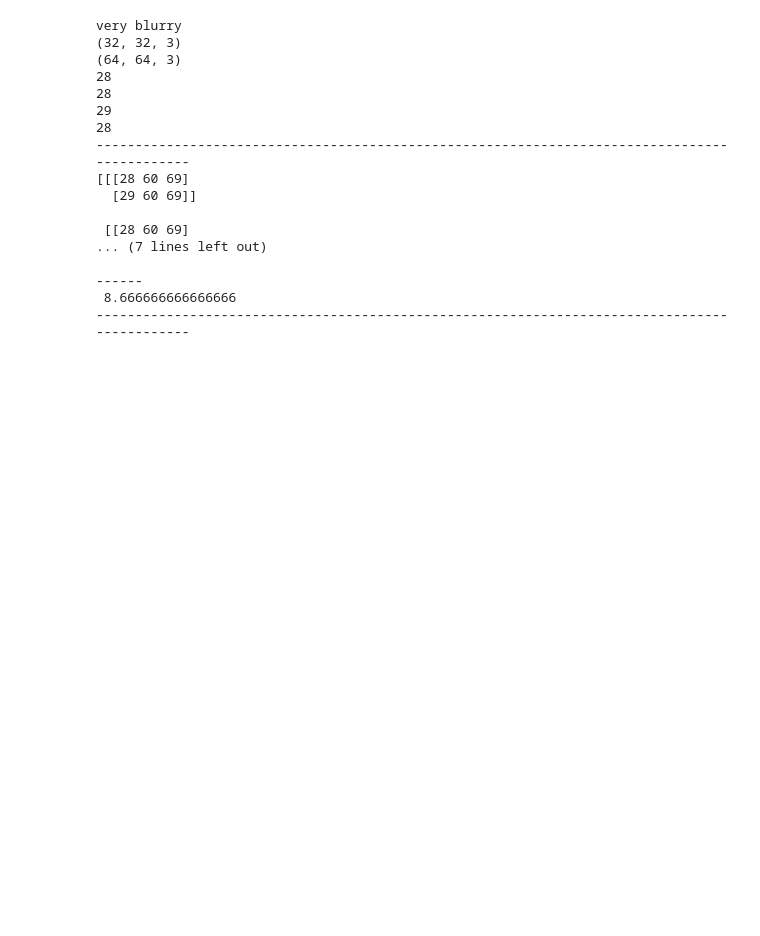
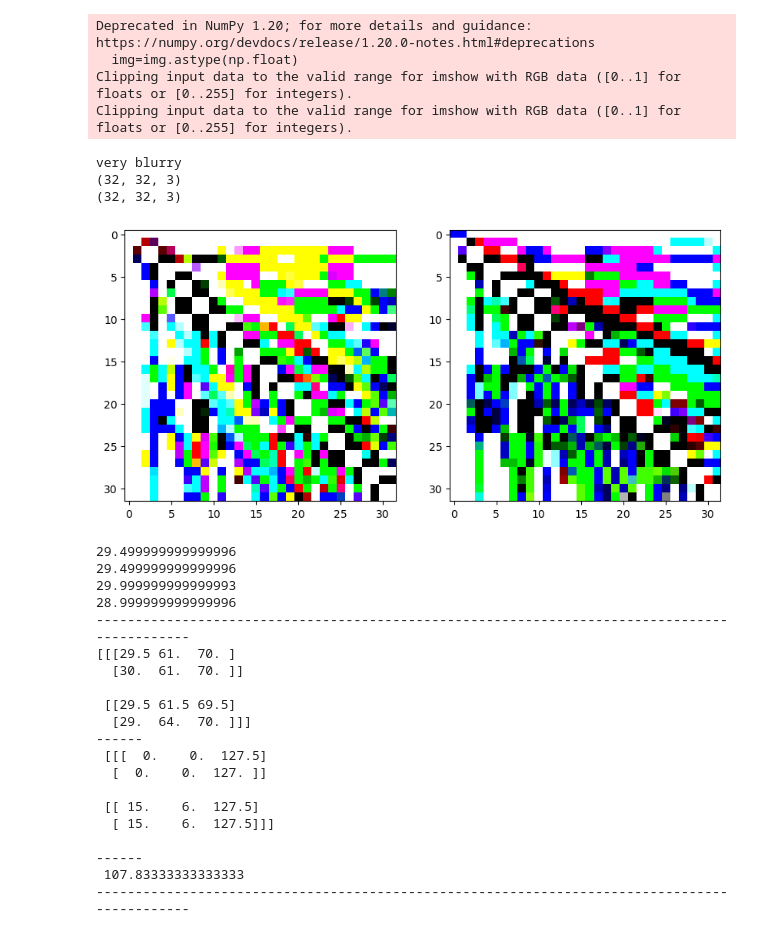
Before and after one commit to LouiseCouture/ball_detection_app_for_tipp-kick, a Jupyter notebook: wavelet.ipynb, the cells around one changed output. Saved outputs shown, nothing was run; the diff lists cells and outputs as text; code cells hidden in the pictures; blank space fills up the shorter version.

```diff
--- a/wavelet.ipynb
+++ b/wavelet.ipynb
@@ -80,6 +80,7 @@ def Wavelet(img):
         array: wavelet transform
     """
     img= cv2.cvtColor(img,cv2.COLOR_BGR2HSV)
+    img=img.astype(np.float)
 
     n=min(img.shape[0],img.shape[1])
 
@@ -98,53 +99,64 @@ def Wavelet(img):
     return res
 # %%
 def compare(file1,file2):
-    #fig = plt.figure(figsize=(10, 7))
+    fig = plt.figure(figsize=(10, 7))
 
-    #template_test = cv2.imread('template/templateRGB_Black.png')
+    template_test = cv2.imread('template/templateRGB_Black.png')
     template_test = cv2.imread(file1)
     waveletT=Wavelet(template_test)
     print(waveletT.shape)
-    #fig.add_subplot(1,2,1)
-    #plt.imshow(waveletT)
+    fig.add_subplot(1,2,1)
+    plt.imshow(waveletT)
 
 
-    #template_test = cv2.imread('template/templateGoal.png')
+    template_test = cv2.imread('template/templateGoal.png')
     template_test = cv2.imread(file2)
     wavelet=Wavelet(template_test)
     print(wavelet.shape)
-    #fig.add_subplot(1,2,2)
-    #plt.imshow(wavelet)
+    fig.add_subplot(1,2,2)
+    plt.imshow(wavelet)
 
     plt.show()
 
     print(waveletT[0,0,0])
     print(waveletT[1,0,0])
     print(waveletT[0,1,0])
     print(waveletT[1,1,0])
 
     print("---------------------------------------------------------------------------------------------")
 
     print(waveletT[:2,:2,:],"\n------\n",wavelet[:2,:2,:])
     print("\n------\n",np.sum(cv2.absdiff(waveletT[:2,:2,:2],wavelet[:2,:2,:2]))/3)
     print("---------------------------------------------------------------------------------------------")
 
 print("\nvery blurry")
-compare('template/templateRGB_both.png','template/templateMovement.png')
+compare('template/templateRGB_both.png','template/object2.jpg')
 # %% [output]
-very blurry
-(32, 32, 3)
-(64, 64, 3)
-28
-28
-29
-28
----------------------------------------------------------------------------------------------
-[[[28 60 69]
-  [29 60 69]]
-
- [[28 60 69]
-... (7 lines left out)
-
-------
- 8.666666666666666
----------------------------------------------------------------------------------------------
+Deprecated in NumPy 1.20; for more details and guidance: https://numpy.org/devdocs/release/1.20.0-notes.html#deprecations
+  img=img.astype(np.float)
+Clipping input data to the valid range for imshow with RGB data ([0..1] for floats or [0..255] for integers).
+Clipping input data to the valid range for imshow with RGB data ([0..1] for floats or [0..255] for integers).
+very blurry
+(32, 32, 3)
+(32, 32, 3)
+[figure, added]
+29.499999999999996
+29.499999999999996
+29.999999999999993
+28.999999999999996
+---------------------------------------------------------------------------------------------
+[[[29.5 61.  70. ]
+  [30.  61.  70. ]]
+
+ [[29.5 61.5 69.5]
+  [29.  64.  70. ]]]
+------
+ [[[  0.    0.  127.5]
+  [  0.    0.  127. ]]
+
+ [[ 15.    6.  127.5]
+  [ 15.    6.  127.5]]]
+
+------
+ 107.83333333333333
+---------------------------------------------------------------------------------------------
```
Also changed, not shown: parts of 2 cells of this notebook, 5 other files.
